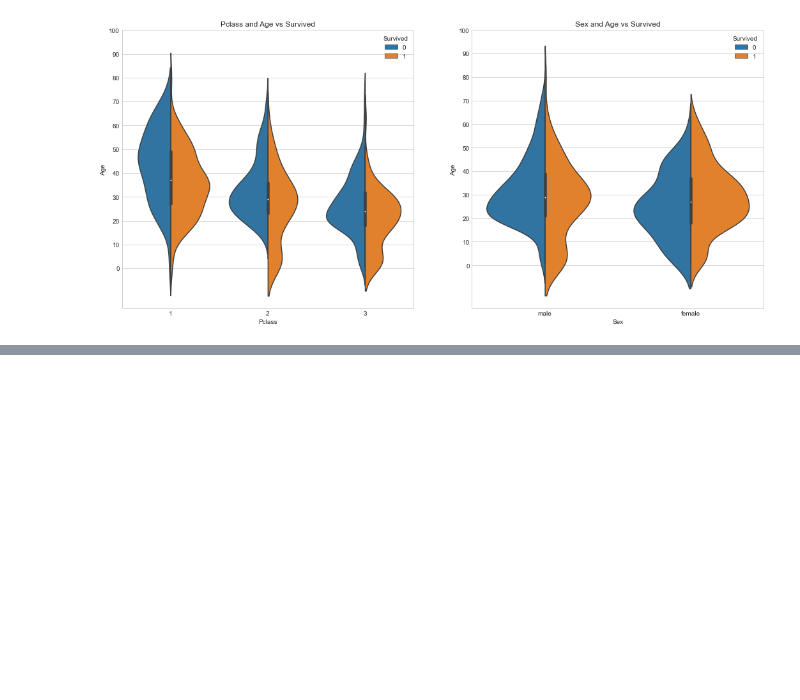
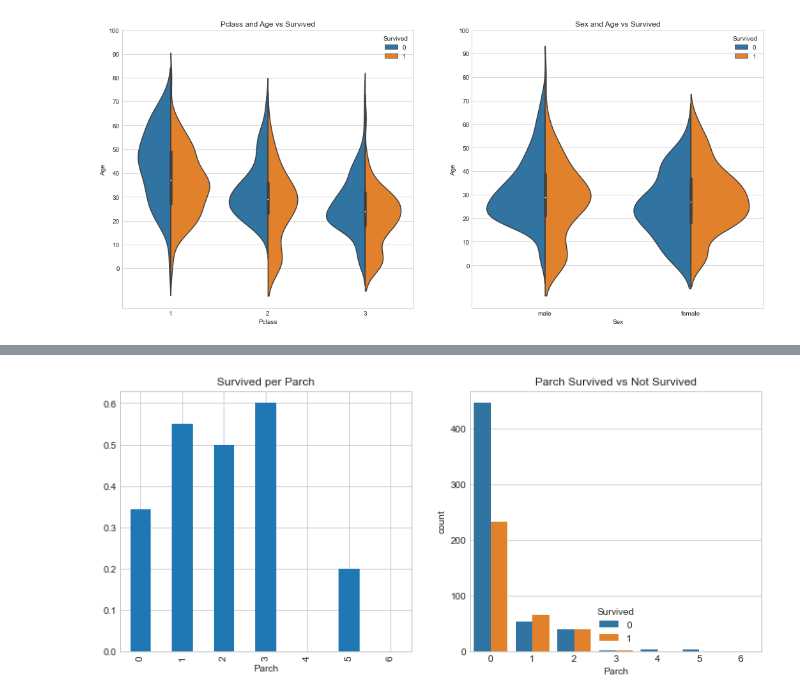
Before and after one commit to unknown-jun/Kaggle_practice, a Jupyter notebook: C02. Titanic.ipynb, the cells around one changed output, grey strips where cells are left out. Saved outputs shown, nothing was run; the diff lists cells and outputs as text; code cells hidden in the pictures; blank space fills up the shorter version.

```diff
--- a/C02. Titanic.ipynb
+++ b/C02. Titanic.ipynb
@@ -585,0 +755,4 @@ plt.show()
+# %%
+bag('Parch','Survived','Survived per Parch','Parch Survived vs Not Survived')
+# %% [output]
+[figure, added]
```
Also changed, not shown: parts of 105 cells of this notebook.
